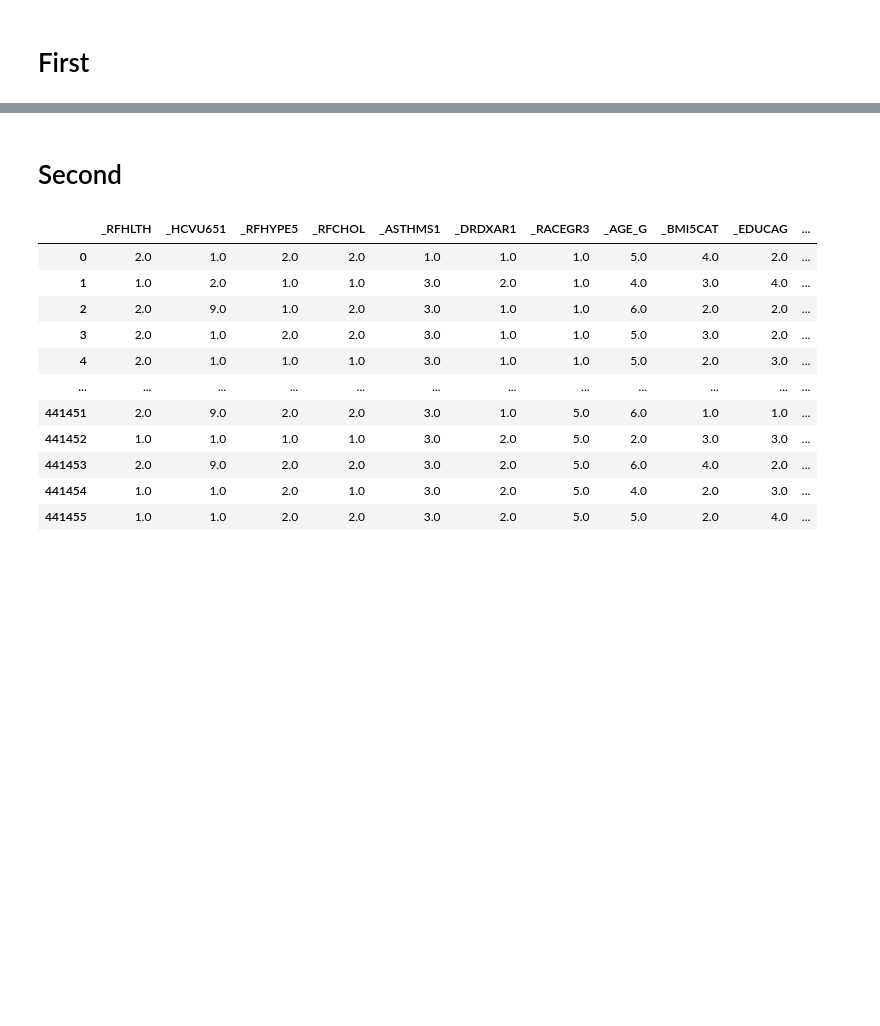
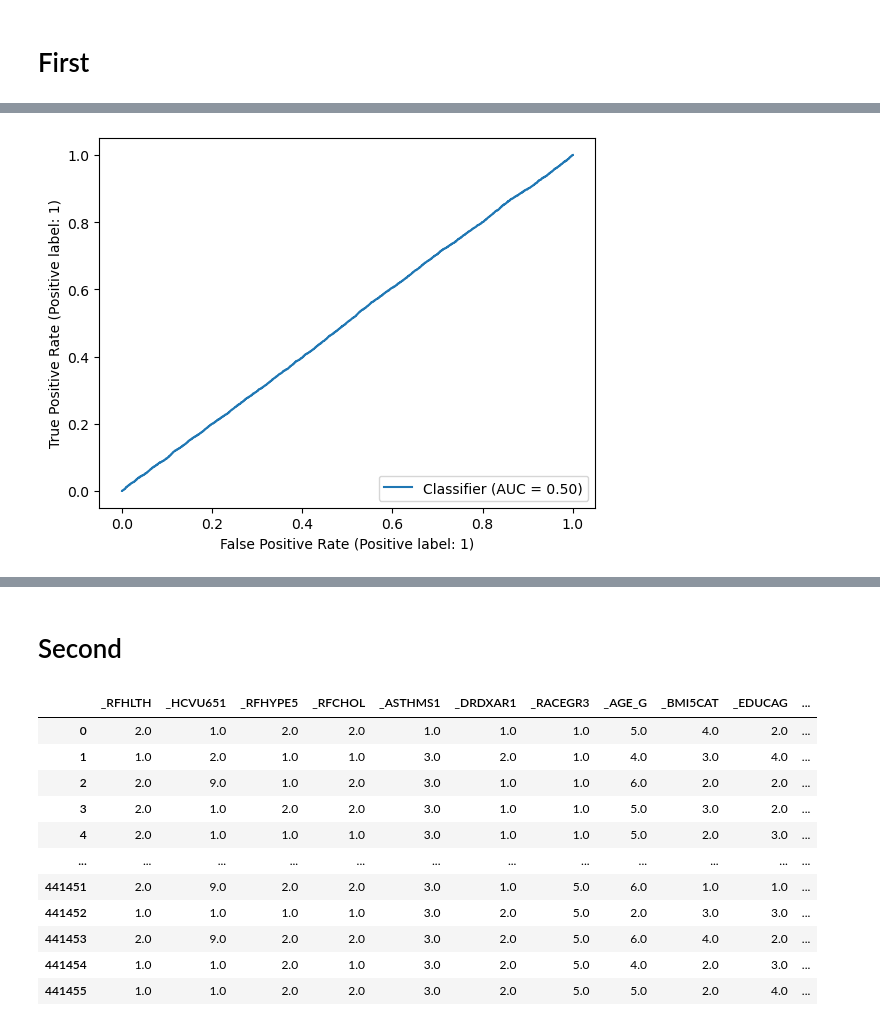
Before and after one commit to Hiram32/Springboard, a Jupyter notebook: Capstone_Project_2/Code/Modeling.ipynb, the cells around one changed output, grey strips where cells are left out. Saved outputs shown, nothing was run; the diff lists cells and outputs as text; code cells hidden in the pictures; blank space fills up the shorter version.

```diff
--- a/Capstone_Project_2/Code/Modeling.ipynb
+++ b/Capstone_Project_2/Code/Modeling.ipynb
@@ -44,0 +114,6 @@ weighted avg       0.90      0.92      0.89     87503
+# %%
+y_pred_rand = [random.uniform(0, 1) for x in y_test]
+RocCurveDisplay.from_predictions(y_test, y_pred_rand)
+plt.show()
+# %% [output]
+[figure, added]
```
Also changed, not shown: parts of 50 cells of this notebook, 2 other files.
